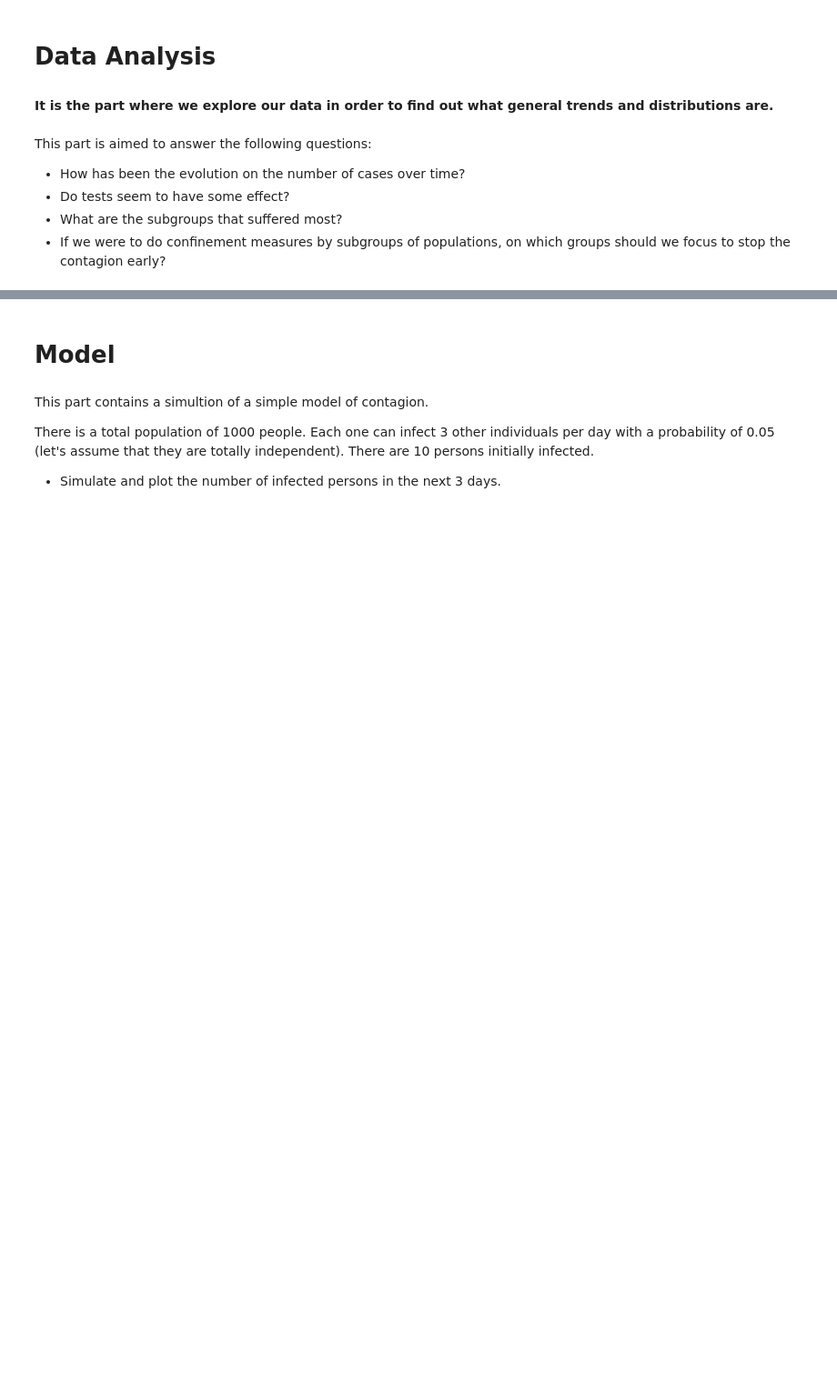
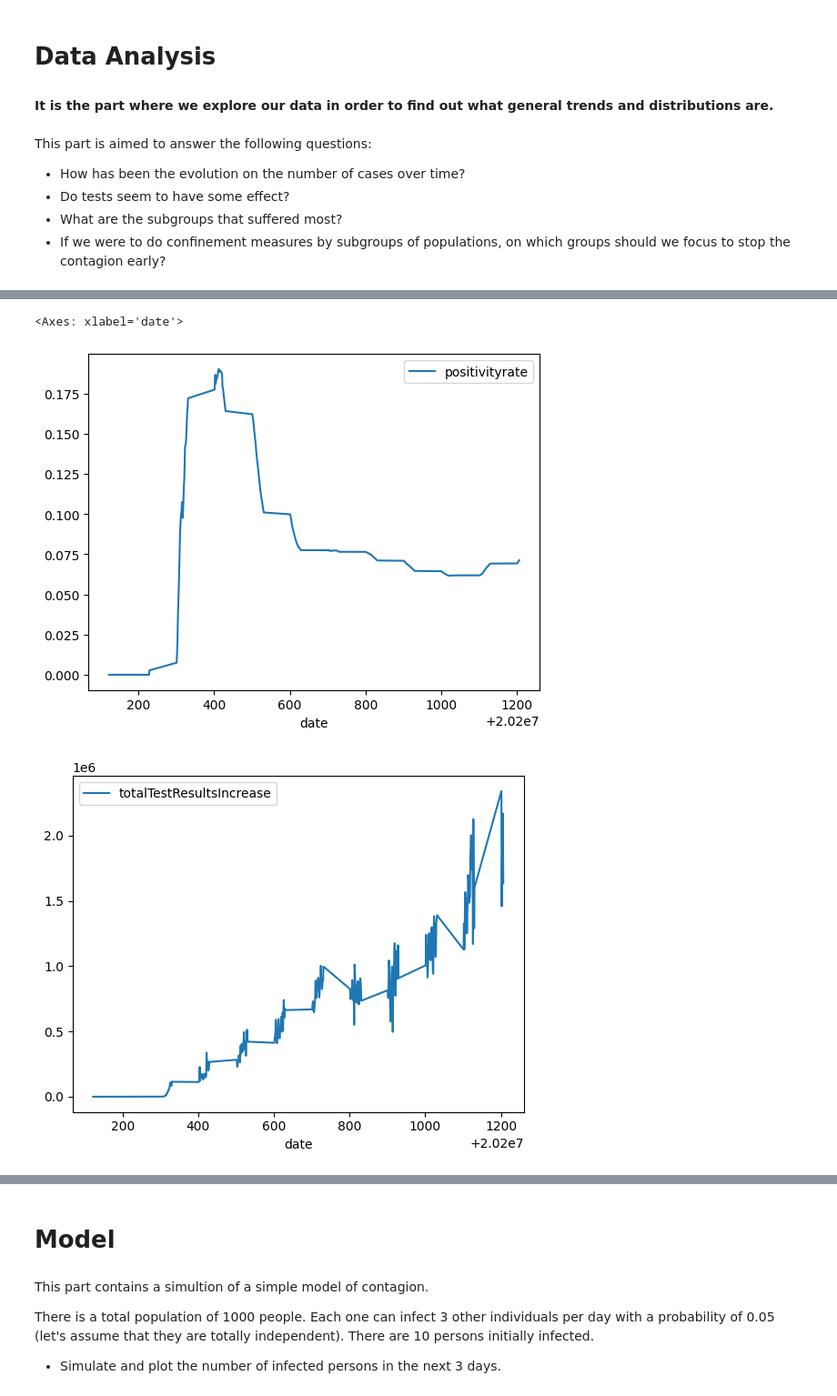
Before and after one commit to viktoriia-yuzkiv/COVID19-Spread-Data-Analysis-and-Modeling, a Jupyter notebook: COVID-10 Spread in the U.S..ipynb, the cells around one changed output, grey strips where cells are left out. Shown: that part at 91% size. Cells and saved outputs as stored; diff of their text form; code cells hidden in the pictures; blank space fills up the shorter version.

```diff
--- a/COVID-10 Spread in the U.S..ipynb
+++ b/COVID-10 Spread in the U.S..ipynb
@@ -496,0 +365,25 @@ Correlation Coefficient: -0.35
+# %%
+#What is the effect of our tests in the data?
+
+df_tests = df_daily.groupby('date').sum()
+df_tests
+
+df_tests = df_tests.reset_index()
+
+df_tests["positivityrate"]=df_tests["positive"]/df_tests["totalTestResults"]
+
+df_tests["positivityrate"]
+
+df_tests.plot.line("date", "positivityrate")
+
+df_tests.plot.line("date", "totalTestResultsIncrease")
+
+df_tests.plot.line("date", "hospitalizedIncrease" )
+
+df_tests.plot.line("date", "deathIncrease" )
+
+df_tests.plot.line("date", "positiveIncrease")
+# %% [output]
+<Axes: xlabel='date'>
+[figure, added]
+[figure, added]
```
Also changed, not shown: parts of 20 cells of this notebook.
